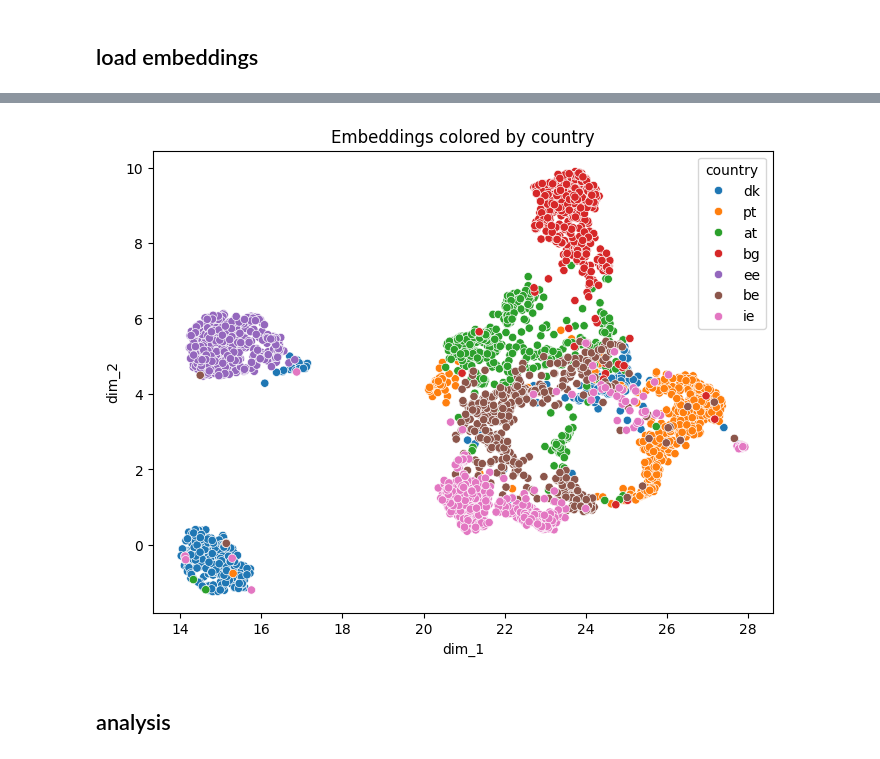
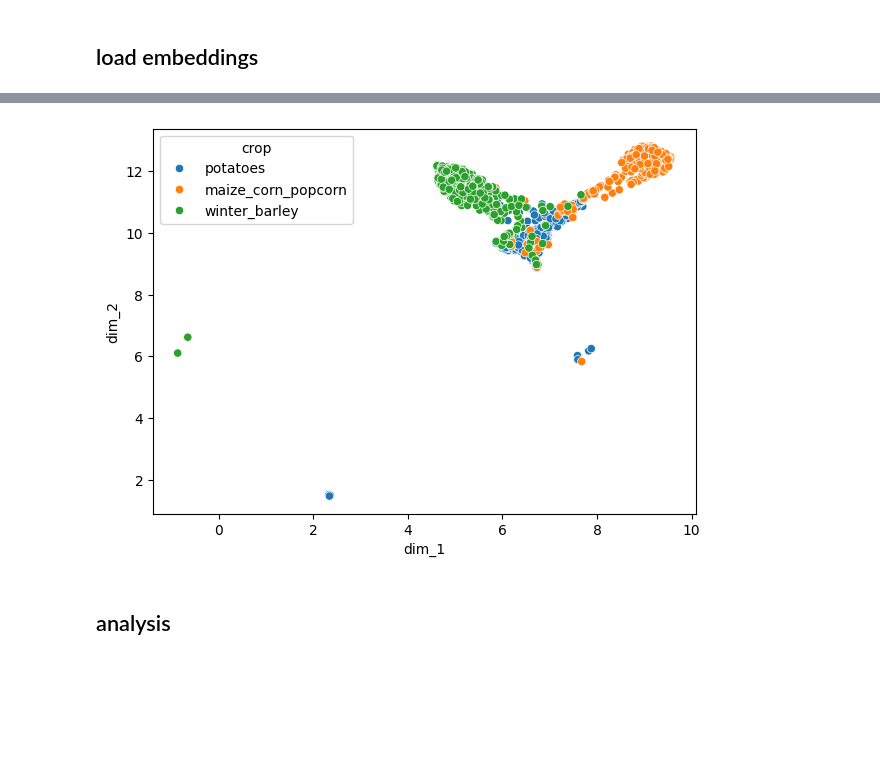
Before and after one commit to beatrizbsperes/SpatialTemporal_generalization_of_SITS_FM, a Jupyter notebook: 4_embeddings_analysis.ipynb, the cells around one changed output, grey strips where cells are left out. Drawn from its saved outputs; the diff is of its cells as text; code cells hidden in the pictures; blank space fills up the shorter version.

```diff
--- a/4_embeddings_analysis.ipynb
+++ b/4_embeddings_analysis.ipynb
@@ -111,0 +75,3 @@ def reduce_embeddings(
+# %%
+dataset = filter_valid_embeddings(dataset)
+dataset.head(3)
@@ -111,0 +86,7 @@ def reduce_embeddings(
+# %%
+from sklearn.preprocessing import normalize
+import numpy as np
+
+# Stack embeddings into a 2D array, normalize, then store back
+embeddings_matrix = np.vstack(dataset['embedding'].values)
+dataset['norm_emb'] = list(normalize(embeddings_matrix, norm='l2'))
@@ -121,19 +134,14 @@ Dropping 5/3500 rows with NaN/Inf in embedding.
+# %%
+dataset_pca_norm = reduce_embeddings(dataset, 'pca', embedding_col="norm_emb")
+dataset_umap_norm = reduce_embeddings(dataset, 'umap', embedding_col="norm_emb")
+dataset_tsne_norm = reduce_embeddings(dataset, 'tsne', embedding_col="norm_emb")
+# %%
+filtered_df = dataset_umap_norm[dataset_umap_norm["country"] == "ee"]
 # %%
-import seaborn as sns
-import matplotlib.pyplot as plt
-
-plt.figure(figsize=(8,6))
-
-sns.scatterplot(
-    data=df_reduced,
-    x="dim_1",
-    y="dim_2",
-    hue="country"
-)
-
-plt.title("Embeddings colored by country")
+plt.figure(figsize=(7, 5))
+sns.scatterplot(data=filtered_df, x="dim_1", y="dim_2", hue="crop")
 plt.show()
 # %% [output]
-[figure, old version]
+[figure, new version]
 # %% [markdown]
 ## analysis
```
Also changed, not shown: parts of 29 cells of this notebook, 7 other files.
